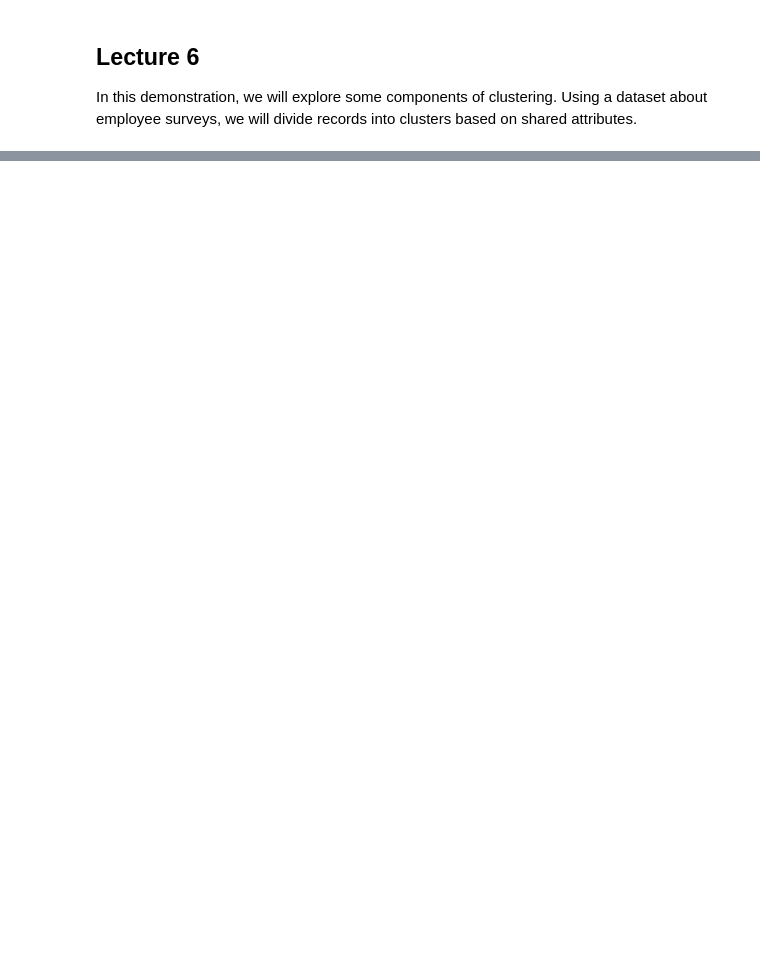
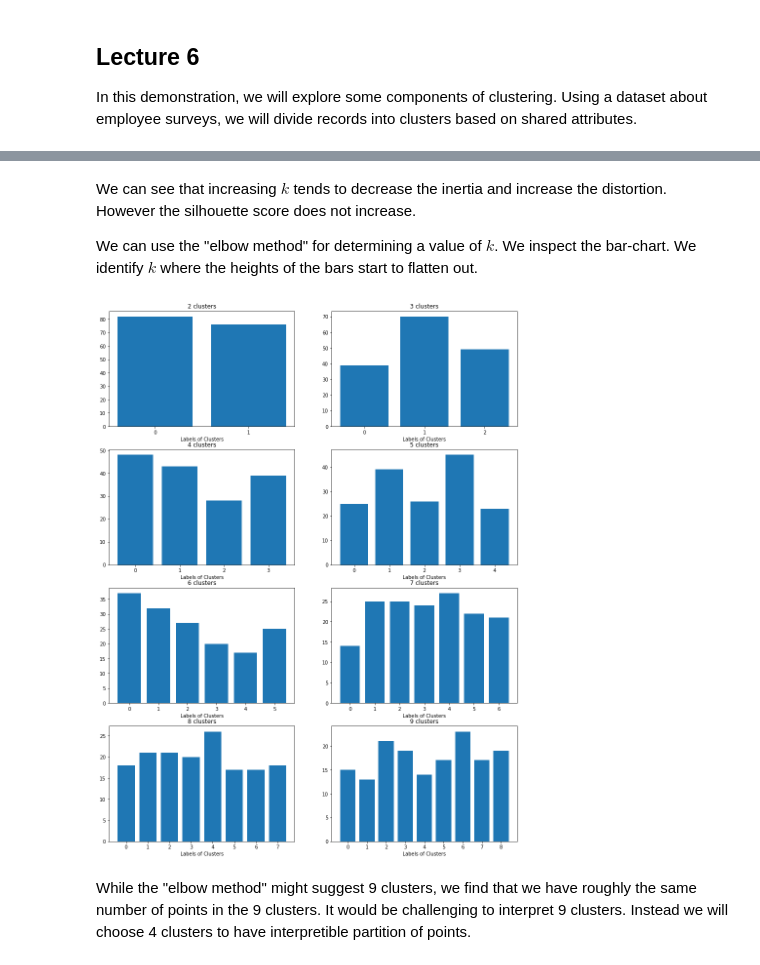
Before and after one commit to ZiaNNNNN/MG-GY-8411-Summer-2020-Public, a Jupyter notebook: lecture/lec6/lecture-6-demo.ipynb, the cells around one changed output, grey strips where cells are left out. Saved outputs shown, nothing was run; the diff lists cells and outputs as text; code cells hidden in the pictures; blank space fills up the shorter version.

```diff
--- a/lecture/lec6/lecture-6-demo.ipynb
+++ b/lecture/lec6/lecture-6-demo.ipynb
@@ -208,0 +184,17 @@ plt.show()
+# %% [markdown]
+We can see that increasing $k$ tends to decrease the inertia and increase the distortion. However the silhouette score does not increase.
+
+We can use the "elbow method" for determining a value of $k$. We inspect the bar-chart. We identify $k$ where the heights of the bars start to flatten out.
+# %%
+fig, axes = plt.subplots(4,2,figsize=(15,20))
+
+for model, ax in zip(models[:8], axes.flatten()):
+    values, counts = np.unique(model.labels_, return_counts=True)
+    ax.bar(values, counts)
+    ax.set_xticks(values)
+    ax.set_xlabel("Labels of Clusters")
+    ax.set_title(f"{model.n_clusters} clusters")
+# %% [output]
+[figure, added]
+# %% [markdown]
+While the "elbow method" might suggest 9 clusters, we find that we have roughly the same number of points in the 9 clusters. It would be challenging to interpret 9 clusters. Instead we will choose 4 clusters to have interpretible partition of points.
```
Also changed, not shown: parts of 61 cells of this notebook, 2 other files.
